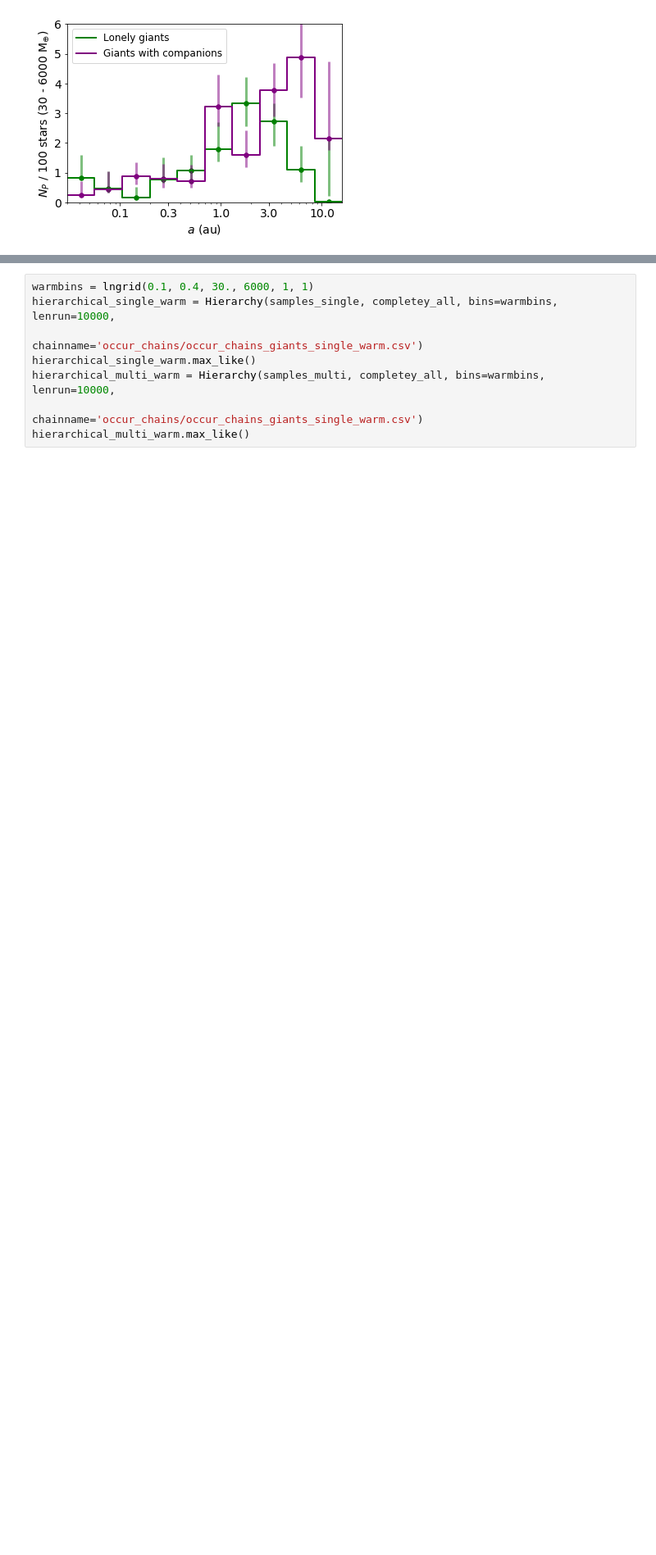
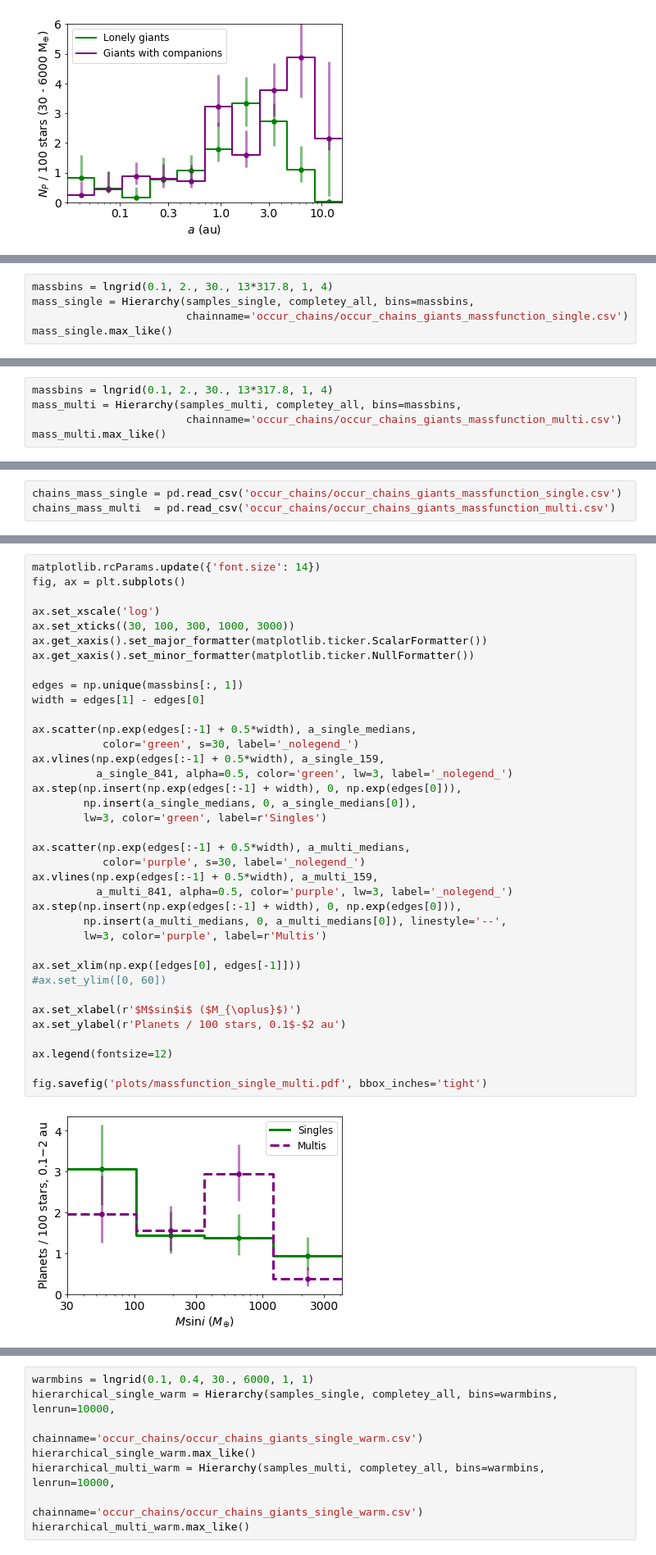
Before and after one commit to leerosenthalj/CLSIV, a Jupyter notebook: Notebook_Axis.ipynb, the cells around one changed output, grey strips where cells are left out. Shown at 82% size. Drawn from its saved outputs; the diff is of its cells as text; blank space fills up the shorter version.

```diff
--- a/Notebook_Axis.ipynb
+++ b/Notebook_Axis.ipynb
@@ -666,0 +709,5 @@ ax.axvline(np.median(a_chains[-1]), color='green')
+# %%
+massbins = lngrid(0.1, 2., 30., 13*317.8, 1, 4)
+mass_single = Hierarchy(samples_single, completey_all, bins=massbins,
+                        chainname='occur_chains/occur_chains_giants_massfunction_single.csv')
+mass_single.max_like()
@@ -666,0 +716,5 @@ ax.axvline(np.median(a_chains[-1]), color='green')
+# %%
+massbins = lngrid(0.1, 2., 30., 13*317.8, 1, 4)
+mass_multi = Hierarchy(samples_multi, completey_all, bins=massbins,
+                        chainname='occur_chains/occur_chains_giants_massfunction_multi.csv')
+mass_multi.max_like()
@@ -666,0 +725,3 @@ ax.axvline(np.median(a_chains[-1]), color='green')
+# %%
+chains_mass_single = pd.read_csv('occur_chains/occur_chains_giants_massfunction_single.csv')
+chains_mass_multi  = pd.read_csv('occur_chains/occur_chains_giants_massfunction_multi.csv')
@@ -667,3 +784,42 @@ ax.axvline(np.median(a_chains[-1]), color='green')
+# %%
+matplotlib.rcParams.update({'font.size': 14})
+fig, ax = plt.subplots()
+
+ax.set_xscale('log')
+ax.set_xticks((30, 100, 300, 1000, 3000))
+ax.get_xaxis().set_major_formatter(matplotlib.ticker.ScalarFormatter())
+ax.get_xaxis().set_minor_formatter(matplotlib.ticker.NullFormatter())
+
+edges = np.unique(massbins[:, 1])
+width = edges[1] - edges[0]
+
+ax.scatter(np.exp(edges[:-1] + 0.5*width), a_single_medians,
+           color='green', s=30, label='_nolegend_')
+ax.vlines(np.exp(edges[:-1] + 0.5*width), a_single_159,
+          a_single_841, alpha=0.5, color='green', lw=3, label='_nolegend_')
+ax.step(np.insert(np.exp(edges[:-1] + width), 0, np.exp(edges[0])),
+        np.insert(a_single_medians, 0, a_single_medians[0]),
+        lw=3, color='green', label=r'Singles')
+
+ax.scatter(np.exp(edges[:-1] + 0.5*width), a_multi_medians,
+           color='purple', s=30, label='_nolegend_')
+ax.vlines(np.exp(edges[:-1] + 0.5*width), a_multi_159,
+          a_multi_841, alpha=0.5, color='purple', lw=3, label='_nolegend_')
+ax.step(np.insert(np.exp(edges[:-1] + width), 0, np.exp(edges[0])),
+        np.insert(a_multi_medians, 0, a_multi_medians[0]), linestyle='--',
+        lw=3, color='purple', label=r'Multis')
+
+ax.set_xlim(np.exp([edges[0], edges[-1]]))
+#ax.set_ylim([0, 60])
+
+ax.set_xlabel(r'$M$sin$i$ ($M_{\oplus}$)')
+ax.set_ylabel(r'Planets / 100 stars, 0.1$-$2 au')
+
+ax.legend(fontsize=12)
+
+fig.savefig('plots/massfunction_single_multi.pdf', bbox_inches='tight')
+# %% [output]
+[figure, added]
 # %%
 matplotlib.rcParams.update({'font.size': 14})
 
```
Also changed, not shown: parts of 22 cells of this notebook, 1 other file.
